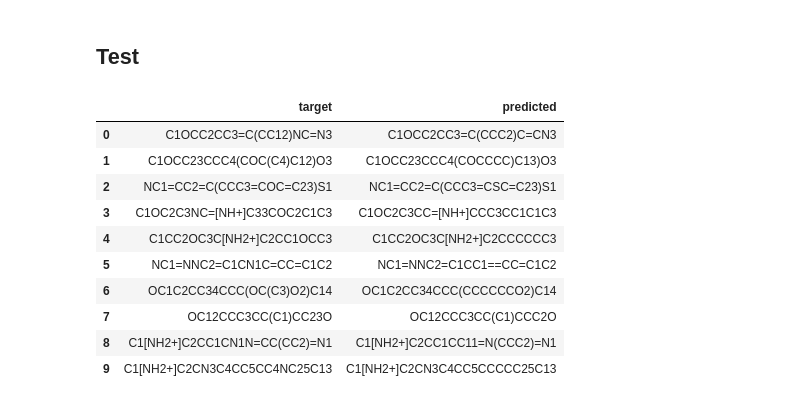
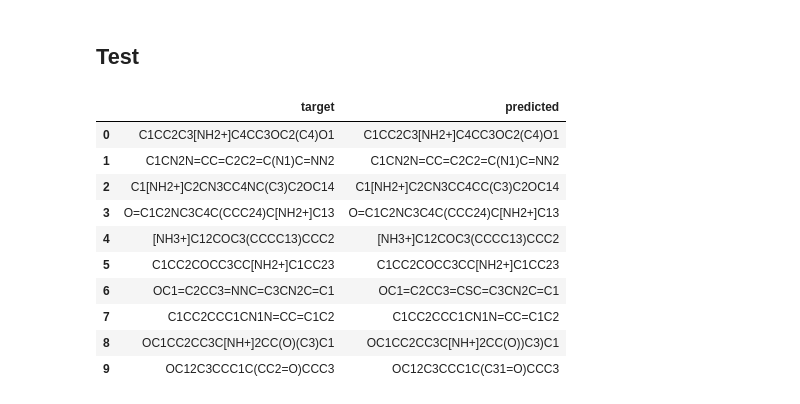
Before and after one commit to jshe2304/smilesVAE, a Jupyter notebook: ae.ipynb, the cells around one changed output. Cells and saved outputs as stored; diff of their text form; code cells hidden in the pictures.

```diff
--- a/ae.ipynb
+++ b/ae.ipynb
@@ -26,14 +26,11 @@ from decoder import DecodeNext, Decoder
 # %% [markdown]
 ### Data & Model Parameters
 # %%
-smiles = fetch_smiles_gdb13('./data/gdb13').values.tolist()
-
-for i, smile in enumerate(smiles):
-    smiles[i] = smile.replace('Cl', 'L')
+train_smiles, test_smiles = fetch_smiles_gdb13('./data/gdb13')
 # %% [markdown]
 ### Model
 # %%
-params = make_params(smiles=smiles, GRU_HIDDEN_DIM=512, LATENT_DIM=256)
+params = make_params(smiles=train_smiles + test_smiles, GRU_HIDDEN_DIM=512, LATENT_DIM=256)
 # %%
 encoder = Encoder(params)
 encoder.load_state_dict(torch.load('weights-5/encoder_weights.pth'))
@@ -77,19 +74,19 @@ Euclidean Distance of Samples: 35.94768142700195
 # %% [markdown]
 ## Test
 # %%
-evaluate_ae(encoder, decoder, smiles, 10, params=params)
+evaluate_ae(encoder, decoder, test_smiles, 10, params=params)
 # %% [output]
 |  | target | predicted |
-| 0 | C1OCC2CC3=C(CC12)NC=N3 | C1OCC2CC3=C(CCC2)C=CN3 |
-| 1 | C1OCC23CCC4(COC(C4)C12)O3 | C1OCC23CCC4(COCCCC)C13)O3 |
-| 2 | NC1=CC2=C(CCC3=COC=C23)S1 | NC1=CC2=C(CCC3=CSC=C23)S1 |
-| 3 | C1OC2C3NC=[NH+]C33COC2C1C3 | C1OC2C3CC=[NH+]CCC3CC1C1C3 |
-| 4 | C1CC2OC3C[NH2+]C2CC1OCC3 | C1CC2OC3C[NH2+]C2CCCCCC3 |
-| 5 | NC1=NNC2=C1CN1C=CC=C1C2 | NC1=NNC2=C1CC1==CC=C1C2 |
-| 6 | OC1C2CC34CCC(OC(C3)O2)C14 | OC1C2CC34CCC(CCCCCCO2)C14 |
-| 7 | OC12CCC3CC(C1)CC23O | OC12CCC3CC(C1)CCC2O |
-| 8 | C1[NH2+]C2CC1CN1N=CC(CC2)=N1 | C1[NH2+]C2CC1CC11=N(CCC2)=N1 |
-| 9 | C1[NH2+]C2CN3C4CC5CC4NC25C13 | C1[NH2+]C2CN3C4CC5CCCCC25C13 |
+| 0 | C1CC2C3[NH2+]C4CC3OC2(C4)O1 | C1CC2C3[NH2+]C4CC3OC2(C4)O1 |
+| 1 | C1CN2N=CC=C2C2=C(N1)C=NN2 | C1CN2N=CC=C2C2=C(N1)C=NN2 |
+| 2 | C1[NH2+]C2CN3CC4NC(C3)C2OC14 | C1[NH2+]C2CN3CC4CC(C3)C2OC14 |
+| 3 | O=C1C2NC3C4C(CCC24)C[NH2+]C13 | O=C1C2NC3C4C(CCC24)C[NH2+]C13 |
+| 4 | [NH3+]C12COC3(CCCC13)CCC2 | [NH3+]C12COC3(CCCC13)CCC2 |
+| 5 | C1CC2COCC3CC[NH2+]C1CC23 | C1CC2COCC3CC[NH2+]C1CC23 |
+| 6 | OC1=C2CC3=NNC=C3CN2C=C1 | OC1=C2CC3=CSC=C3CN2C=C1 |
+| 7 | C1CC2CCC1CN1N=CC=C1C2 | C1CC2CCC1CN1N=CC=C1C2 |
+| 8 | OC1CC2CC3C[NH+]2CC(O)(C3)C1 | OC1CC2CC3C[NH+]2CC(O))C3)C1 |
+| 9 | OC12C3CCC1C(CC2=O)CCC3 | OC12C3CCC1C(C31=O)CCC3 |
 # %%
 log = pd.read_csv('./logs/log-5.csv')
 
```
Also changed, not shown: parts of 2 cells of this notebook, 36 other files.
